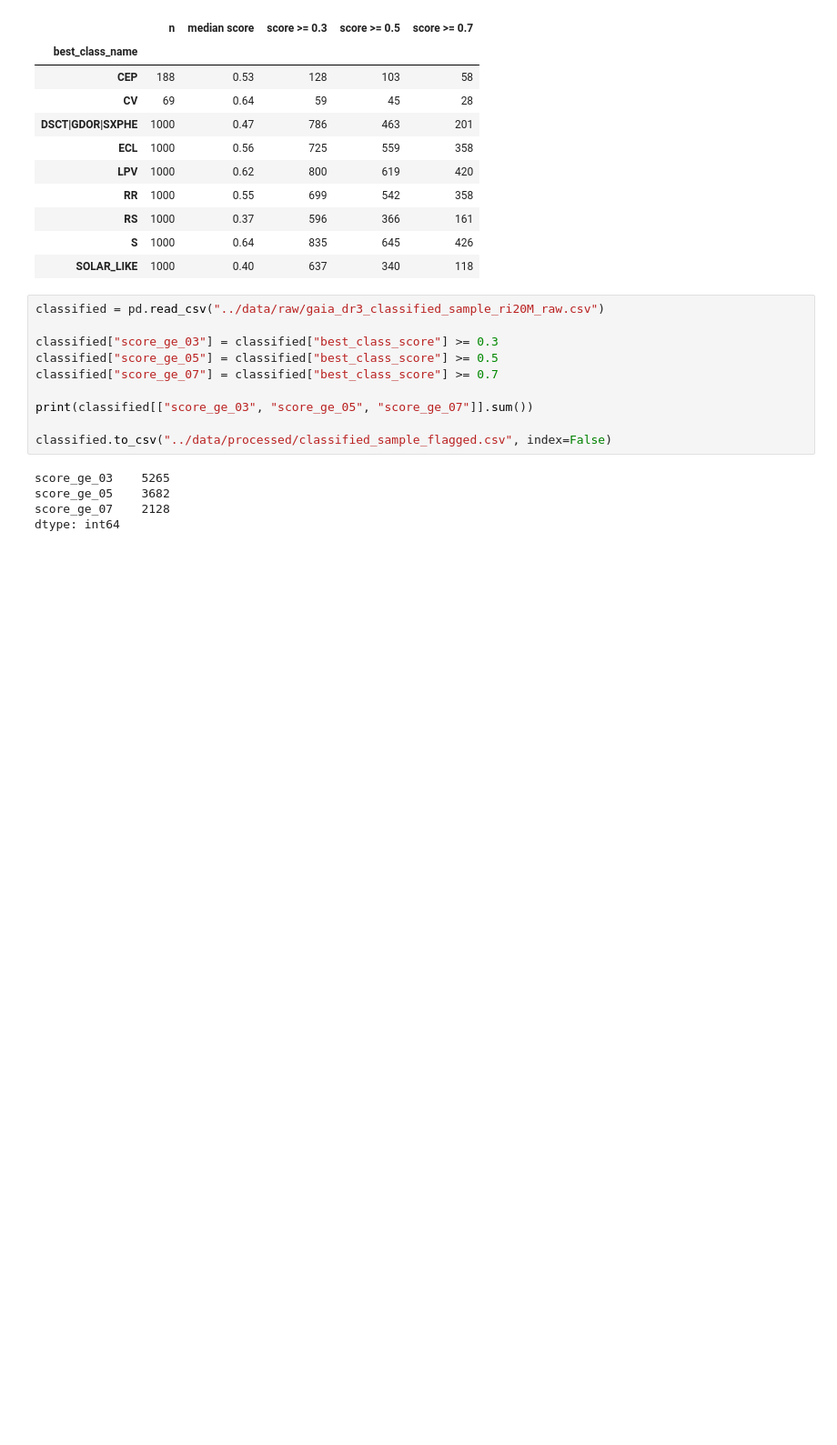
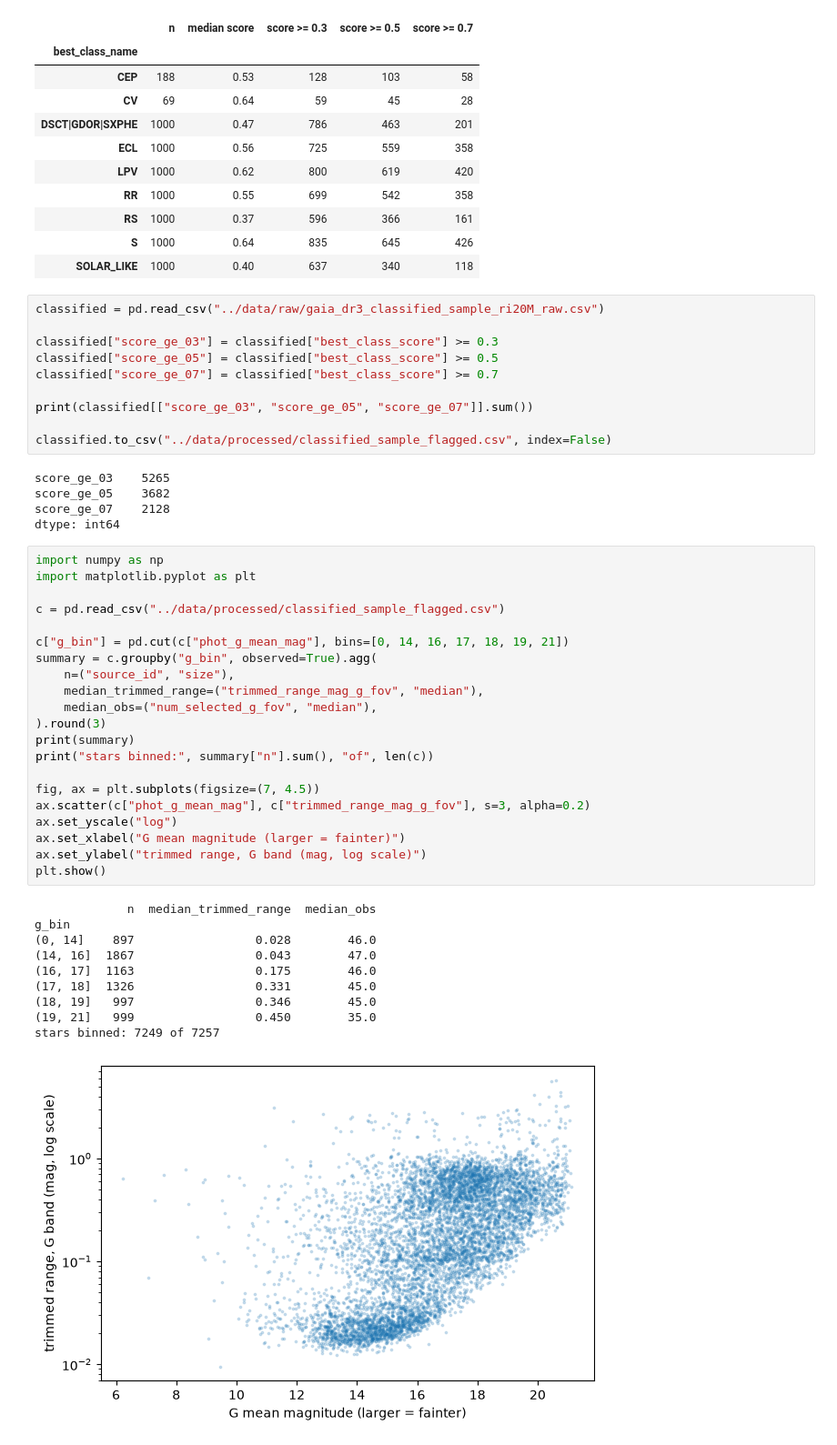
Before and after one commit to ananyamakkar/stellar-variability, a Jupyter notebook: notebooks/03_sample_design.ipynb, the cells around one changed output. Shown at 91% size. Saved outputs shown, nothing was run; the diff lists cells and outputs as text; blank space fills up the shorter version.

Commit message:
Check amplitude vs brightness in classified sample

```diff
--- a/notebooks/03_sample_design.ipynb
+++ b/notebooks/03_sample_design.ipynb
@@ -170,3 +170,35 @@ score_ge_03    5265
 score_ge_05    3682
 score_ge_07    2128
 dtype: int64
+# %%
+import numpy as np
+import matplotlib.pyplot as plt
+
+c = pd.read_csv("../data/processed/classified_sample_flagged.csv")
+
+c["g_bin"] = pd.cut(c["phot_g_mean_mag"], bins=[0, 14, 16, 17, 18, 19, 21])
+summary = c.groupby("g_bin", observed=True).agg(
+    n=("source_id", "size"),
+    median_trimmed_range=("trimmed_range_mag_g_fov", "median"),
+    median_obs=("num_selected_g_fov", "median"),
+).round(3)
+print(summary)
+print("stars binned:", summary["n"].sum(), "of", len(c))
+
+fig, ax = plt.subplots(figsize=(7, 4.5))
+ax.scatter(c["phot_g_mean_mag"], c["trimmed_range_mag_g_fov"], s=3, alpha=0.2)
+ax.set_yscale("log")
+ax.set_xlabel("G mean magnitude (larger = fainter)")
+ax.set_ylabel("trimmed range, G band (mag, log scale)")
+plt.show()
+# %% [output]
+             n  median_trimmed_range  median_obs
+g_bin
+(0, 14]    897                 0.028        46.0
+(14, 16]  1867                 0.043        47.0
+(16, 17]  1163                 0.175        46.0
+(17, 18]  1326                 0.331        45.0
+(18, 19]   997                 0.346        45.0
+(19, 21]   999                 0.450        35.0
+stars binned: 7249 of 7257
+[figure, added]
```
